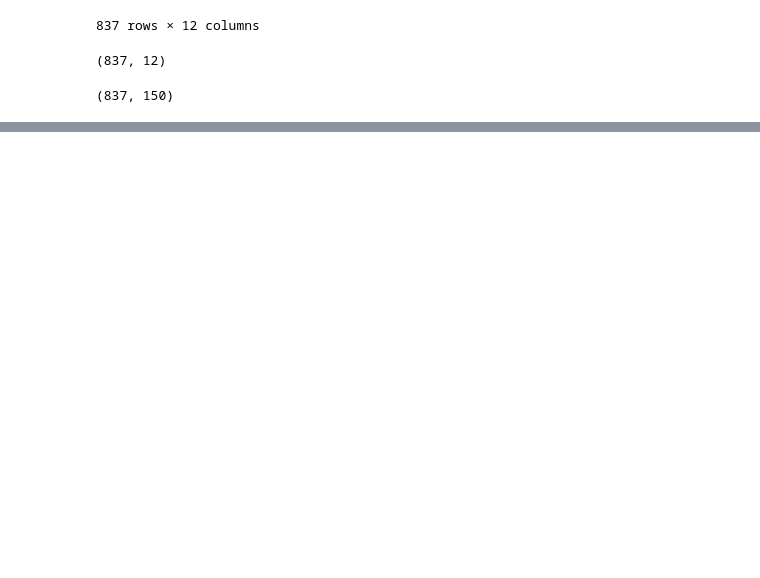
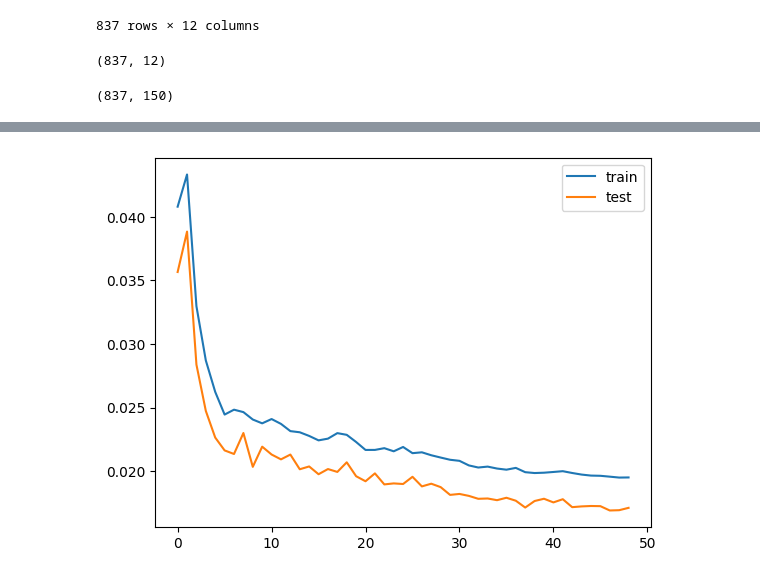
Before and after one commit to elsebasmar/london-bss, a Jupyter notebook: londonbss/notebooks/model/A_Model_trial.ipynb, the cells around one changed output, grey strips where cells are left out. Drawn from its saved outputs; the diff is of its cells as text; code cells hidden in the pictures; blank space fills up the shorter version.

```diff
--- a/londonbss/notebooks/model/A_Model_trial.ipynb
+++ b/londonbss/notebooks/model/A_Model_trial.ipynb
@@ -411,12 +439,10 @@ from tensorflow.keras import layers
 # %%
 # 1- RNN Architecture
 model = Sequential()
-model.add(layers.SimpleRNN(units=2, activation='tanh', input_shape=(837,12)))
+model.add(layers.LSTM(units=500, activation='tanh',input_shape=(X_train.shape[1],X_train.shape[2])))
+model.add(layers.Dense(200))
 model.add(layers.Dense(150, activation="linear"))
 # %%
 # 2- Compilation
-model.compile(loss='mse',
-              optimizer=Adam(learning_rate=0.5)) # very high lr so we can converge with such a small dataset
+model.compile(loss='mae',
+              optimizer=Adam(learning_rate=0.01),metrics=['accuracy']) # very high lr so we can converge with such a small dataset
-# %%
-# 3- Fit
-model.fit(X, y, epochs=10, verbose=0)
@@ -424,0 +449,7 @@ ValueError: ignored
+# %%
+from tensorflow.keras.callbacks import EarlyStopping
+
+es = EarlyStopping(patience=10, restore_best_weights=True)
+
+# 3- Fit
+history = model.fit(X_train, y_train, epochs=50, verbose=1, validation_split=0.2,callbacks=[es])
@@ -424,0 +482,8 @@ ValueError: ignored
+# %%
+# plot history
+pyplot.plot(history.history['loss'][1:], label='train')
+pyplot.plot(history.history['val_loss'][1:], label='test')
+pyplot.legend()
+pyplot.show()
+# %% [output]
+[figure, added]
```
Also changed, not shown: parts of 15 cells of this notebook, 1 other file.
